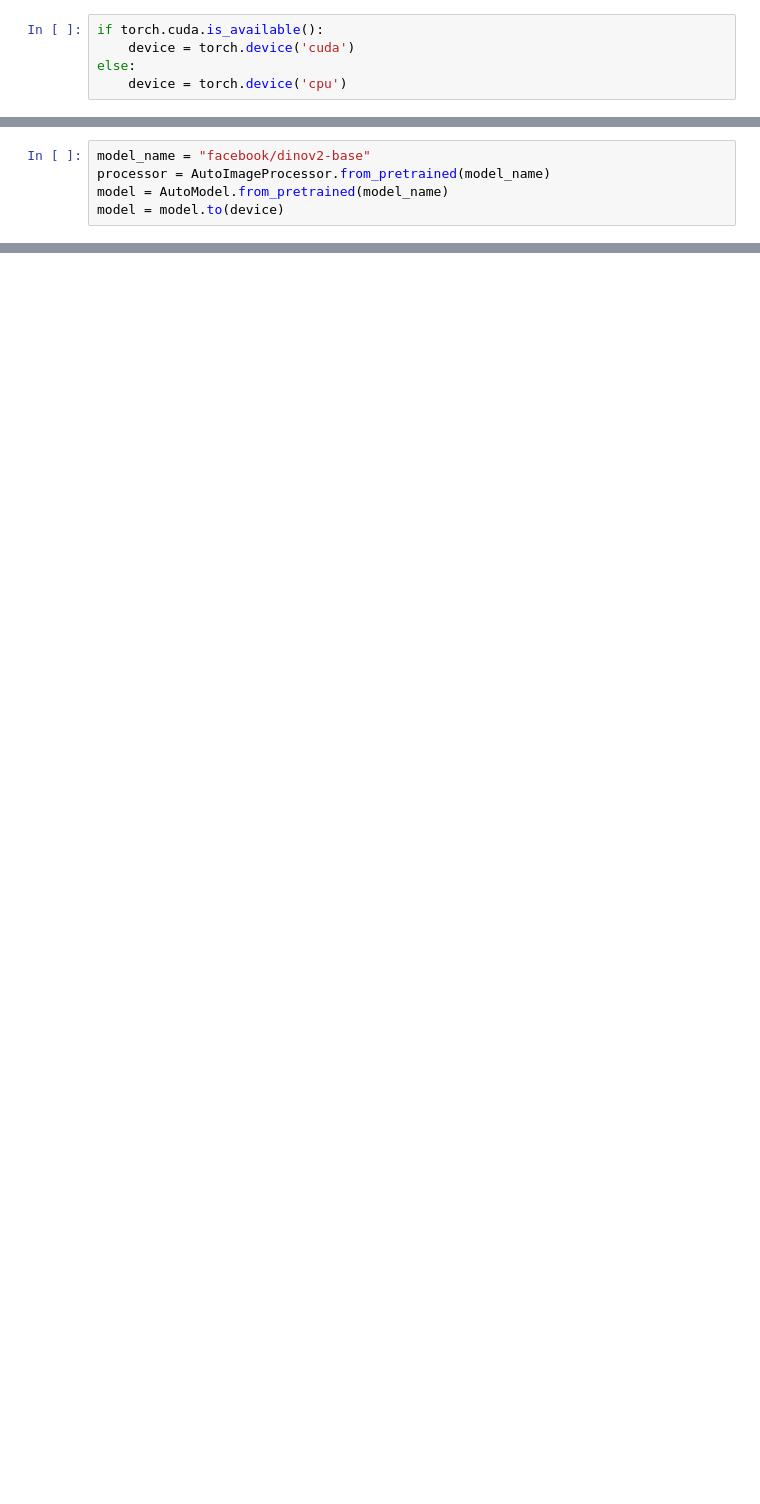
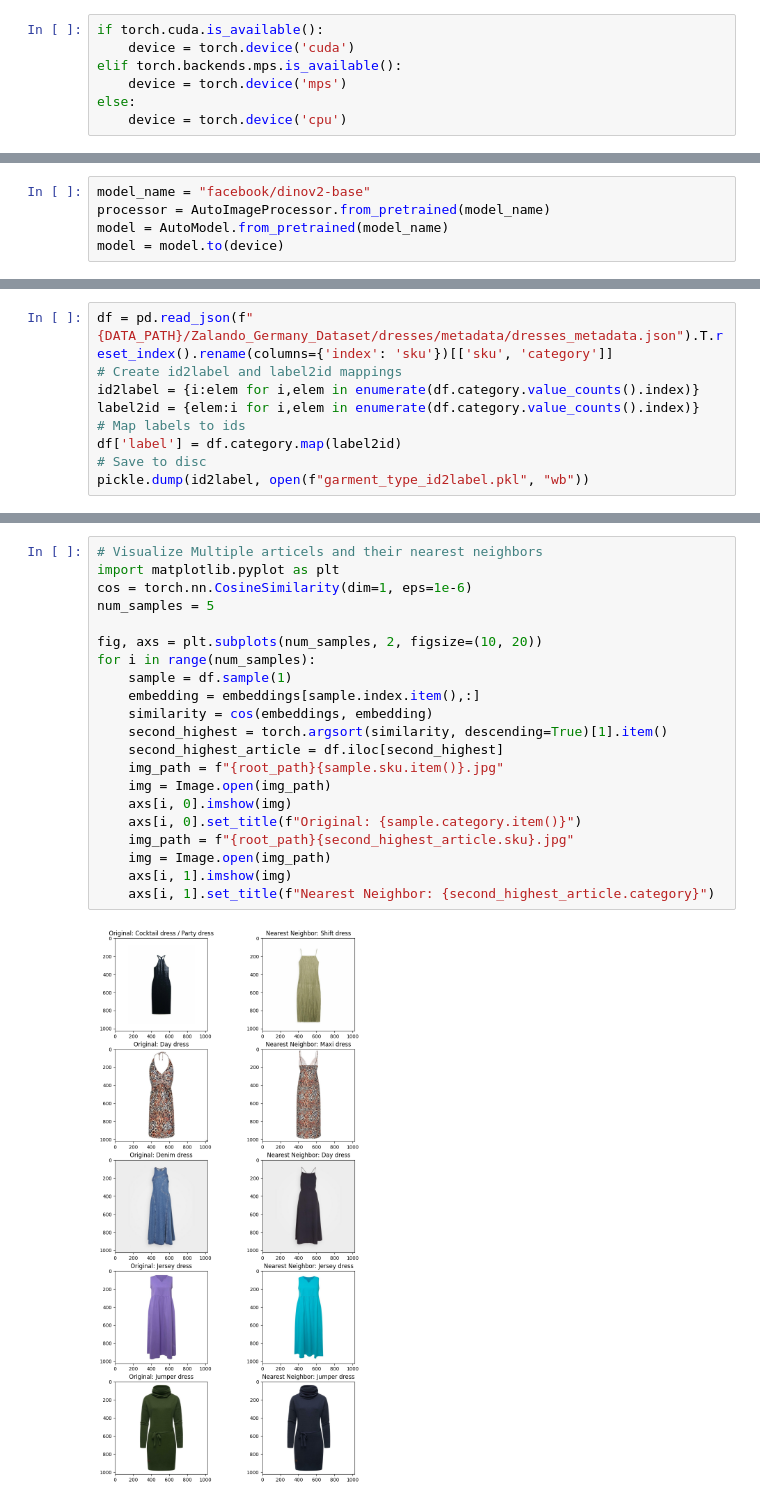
Before and after one commit to MGenschow/Thesis, a Jupyter notebook: 4_Assessor/Category_Assessor/DinoV2/DinoV2_Embeddings.ipynb, the cells around one changed output, grey strips where cells are left out. Cells and saved outputs as stored; diff of their text form; blank space fills up the shorter version.

```diff
--- a/4_Assessor/Category_Assessor/DinoV2/DinoV2_Embeddings.ipynb
+++ b/4_Assessor/Category_Assessor/DinoV2/DinoV2_Embeddings.ipynb
@@ -17,6 +21,8 @@ elif platform.system() == 'Linux':
 # %%
 if torch.cuda.is_available():
     device = torch.device('cuda')
+elif torch.backends.mps.is_available():
+    device = torch.device('mps')
 else:
     device = torch.device('cpu')
 # %% [markdown]
@@ -28,0 +37,9 @@ model = model.to(device)
+# %%
+df = pd.read_json(f"{DATA_PATH}/Zalando_Germany_Dataset/dresses/metadata/dresses_metadata.json").T.reset_index().rename(columns={'index': 'sku'})[['sku', 'category']]
+# Create id2label and label2id mappings
+id2label = {i:elem for i,elem in enumerate(df.category.value_counts().index)}
+label2id = {elem:i for i,elem in enumerate(df.category.value_counts().index)}
+# Map labels to ids
+df['label'] = df.category.map(label2id)
+# Save to disc
+pickle.dump(id2label, open(f"garment_type_id2label.pkl", "wb"))
@@ -28,0 +79,23 @@ model = model.to(device)
+# %%
+# Visualize Multiple articels and their nearest neighbors
+import matplotlib.pyplot as plt
+cos = torch.nn.CosineSimilarity(dim=1, eps=1e-6)
+num_samples = 5
+
+fig, axs = plt.subplots(num_samples, 2, figsize=(10, 20))
+for i in range(num_samples):
+    sample = df.sample(1)
+    embedding = embeddings[sample.index.item(),:]
+    similarity = cos(embeddings, embedding)
+    second_highest = torch.argsort(similarity, descending=True)[1].item()
+    second_highest_article = df.iloc[second_highest]
+    img_path = f"{root_path}{sample.sku.item()}.jpg"
+    img = Image.open(img_path)
+    axs[i, 0].imshow(img)
+    axs[i, 0].set_title(f"Original: {sample.category.item()}")
+    img_path = f"{root_path}{second_highest_article.sku}.jpg"
+    img = Image.open(img_path)
+    axs[i, 1].imshow(img)
+    axs[i, 1].set_title(f"Nearest Neighbor: {second_highest_article.category}")
+# %% [output]
+[figure, added]
```
Also changed, not shown: parts of 30 cells of this notebook, 3 other files.
